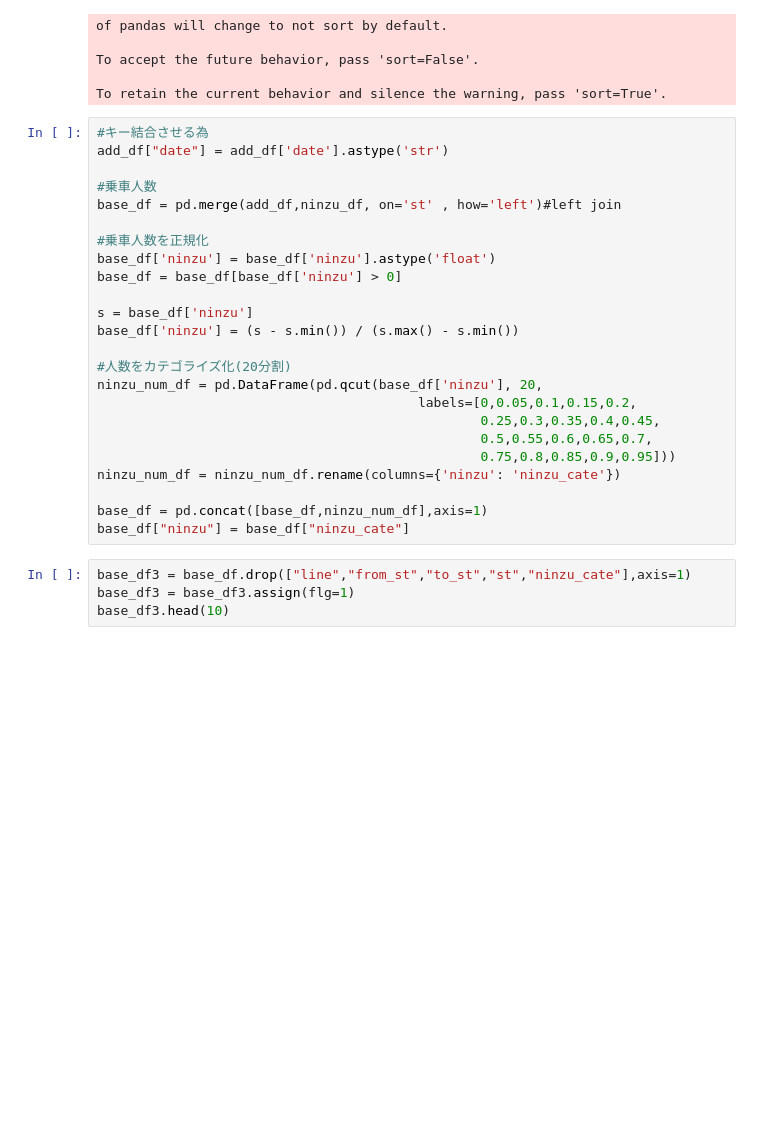
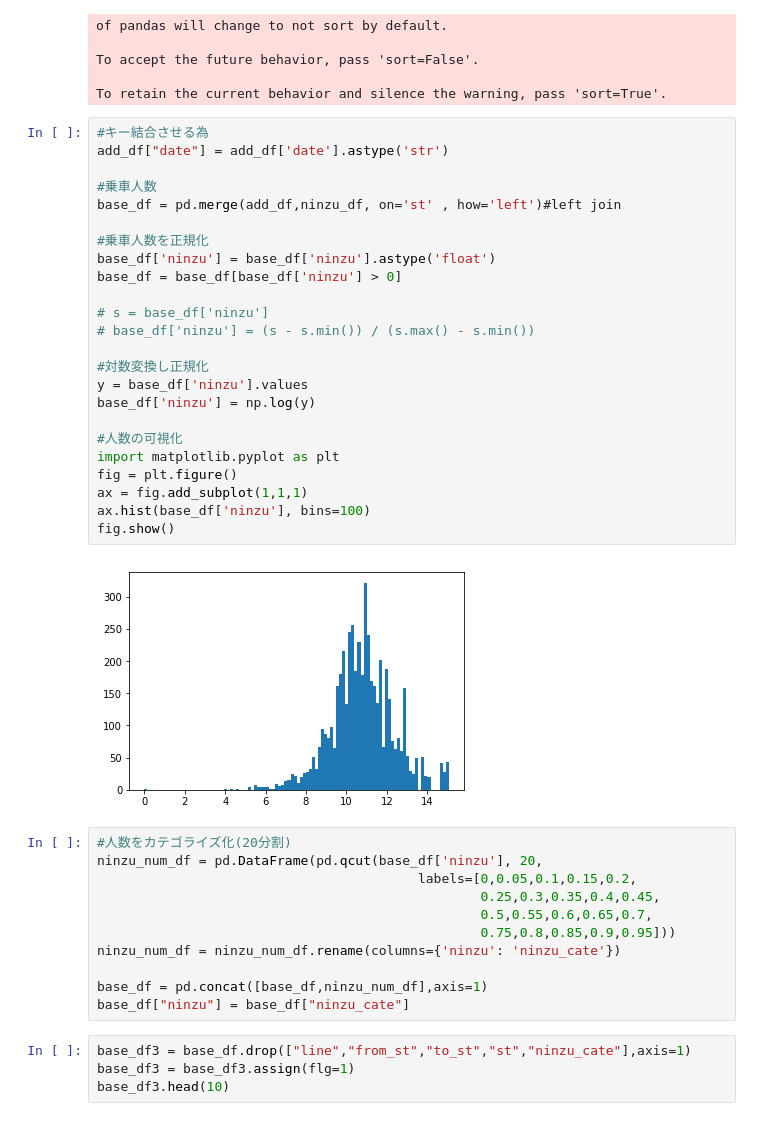
Before and after one commit to soichi-fujiwara/jupyter-notebook, a Jupyter notebook: Train_Accidents_Pred_0904.ipynb, the cells around one changed output. Drawn from its saved outputs; the diff is of its cells as text; blank space fills up the shorter version.

```diff
--- a/Train_Accidents_Pred_0904.ipynb
+++ b/Train_Accidents_Pred_0904.ipynb
@@ -211,20 +211,33 @@ of pandas will change to not sort by default.
 To accept the future behavior, pass 'sort=False'.
 
 To retain the current behavior and silence the warning, pass 'sort=True'.
+# %%
+#キー結合させる為
+add_df["date"] = add_df['date'].astype('str')
+
+#乗車人数
+base_df = pd.merge(add_df,ninzu_df, on='st' , how='left')#left join
+
+#乗車人数を正規化
+base_df['ninzu'] = base_df['ninzu'].astype('float')
+base_df = base_df[base_df['ninzu'] > 0]
+
+# s = base_df['ninzu']
+# base_df['ninzu'] = (s - s.min()) / (s.max() - s.min())
+
+#対数変換し正規化
+y = base_df['ninzu'].values
+base_df['ninzu'] = np.log(y)
+
+#人数の可視化
+import matplotlib.pyplot as plt
+fig = plt.figure()
+ax = fig.add_subplot(1,1,1)
+ax.hist(base_df['ninzu'], bins=100)
+fig.show()
+# %% [output]
+[figure, added]
 # %%
-#キー結合させる為
-add_df["date"] = add_df['date'].astype('str')
-
-#乗車人数
-base_df = pd.merge(add_df,ninzu_df, on='st' , how='left')#left join
-
-#乗車人数を正規化
-base_df['ninzu'] = base_df['ninzu'].astype('float')
-base_df = base_df[base_df['ninzu'] > 0]
-
-s = base_df['ninzu']
-base_df['ninzu'] = (s - s.min()) / (s.max() - s.min())
-
 #人数をカテゴライズ化(20分割)
 ninzu_num_df = pd.DataFrame(pd.qcut(base_df['ninzu'], 20,
                                          labels=[0,0.05,0.1,0.15,0.2,
```
Also changed, not shown: parts of 13 cells of this notebook.
